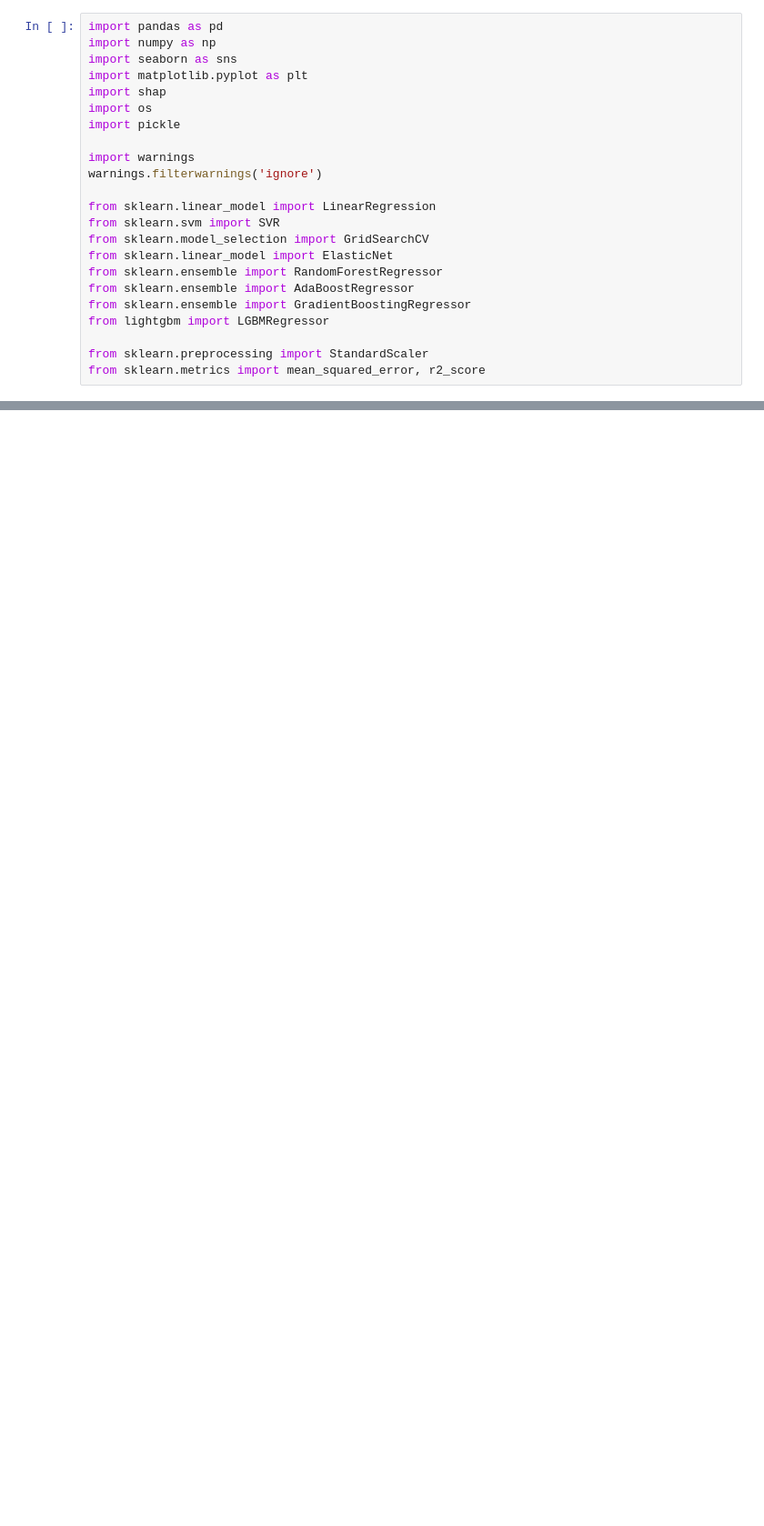
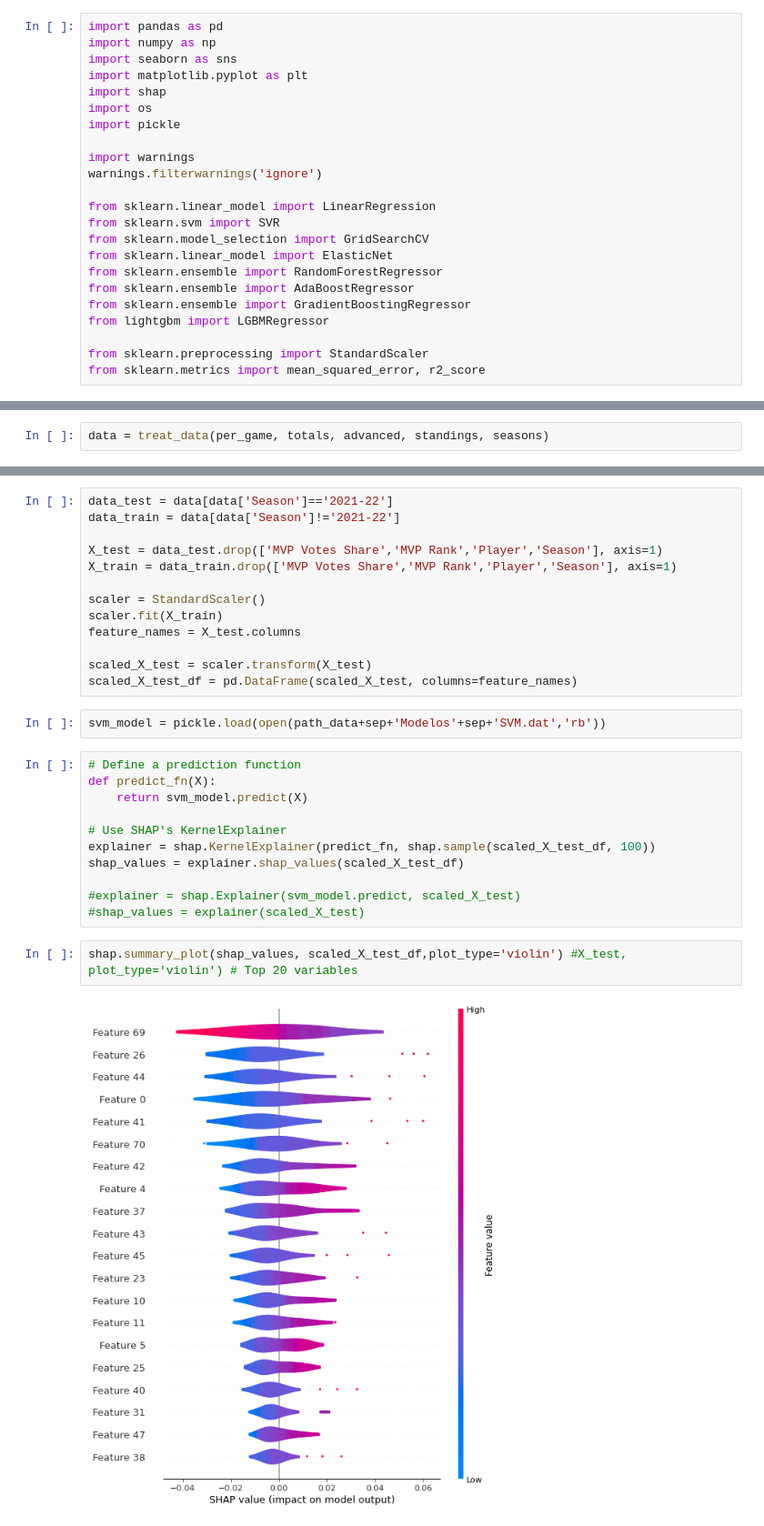
Before and after one commit to Ivan-Garcia-S/NBA_MIP_Predictor, a Jupyter notebook: MIP_Model.ipynb, the cells around one changed output, grey strips where cells are left out. Shown at 91% size. Cells and saved outputs as stored; diff of their text form; blank space fills up the shorter version.

Commit message:
Working but shap has feature X instead of actual feature names

```diff
--- a/MIP_Model.ipynb
+++ b/MIP_Model.ipynb
@@ -34,0 +165,2 @@ sep = r'/'
+# %%
+data = treat_data(per_game, totals, advanced, standings, seasons)
@@ -34,0 +514,30 @@ sep = r'/'
+# %%
+data_test = data[data['Season']=='2021-22']
+data_train = data[data['Season']!='2021-22']
+
+X_test = data_test.drop(['MVP Votes Share','MVP Rank','Player','Season'], axis=1)
+X_train = data_train.drop(['MVP Votes Share','MVP Rank','Player','Season'], axis=1)
+
+scaler = StandardScaler()
+scaler.fit(X_train)
+feature_names = X_test.columns
+
+scaled_X_test = scaler.transform(X_test)
+scaled_X_test_df = pd.DataFrame(scaled_X_test, columns=feature_names)
+# %%
+svm_model = pickle.load(open(path_data+sep+'Modelos'+sep+'SVM.dat','rb'))
+# %%
+# Define a prediction function
+def predict_fn(X):
+    return svm_model.predict(X)
+
+# Use SHAP's KernelExplainer
+explainer = shap.KernelExplainer(predict_fn, shap.sample(scaled_X_test_df, 100))
+shap_values = explainer.shap_values(scaled_X_test_df)
+
+#explainer = shap.Explainer(svm_model.predict, scaled_X_test)
+#shap_values = explainer(scaled_X_test)
+# %%
+shap.summary_plot(shap_values, scaled_X_test_df,plot_type='violin') #X_test, plot_type='violin') # Top 20 variables
+# %% [output]
+[figure, added]
```
Also changed, not shown: parts of 18 cells of this notebook.
